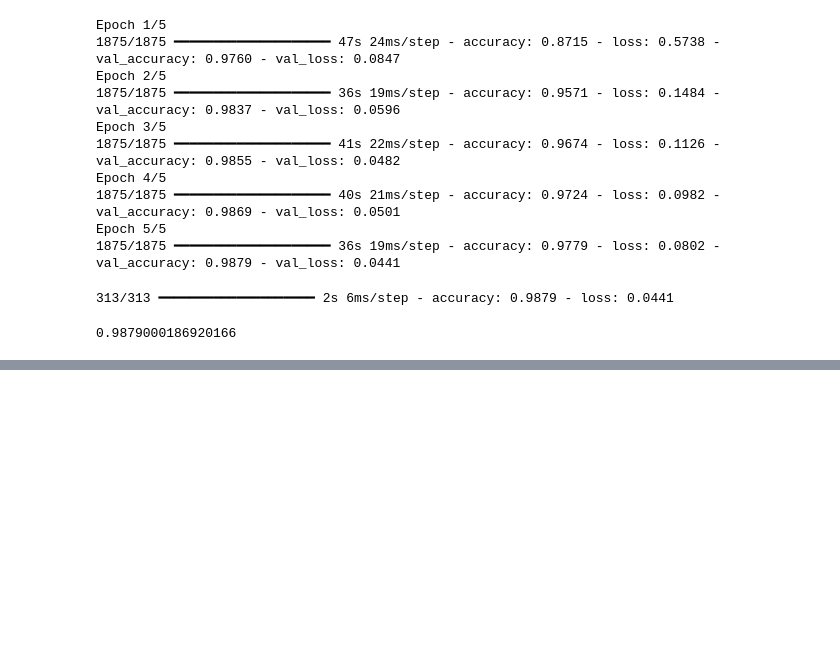
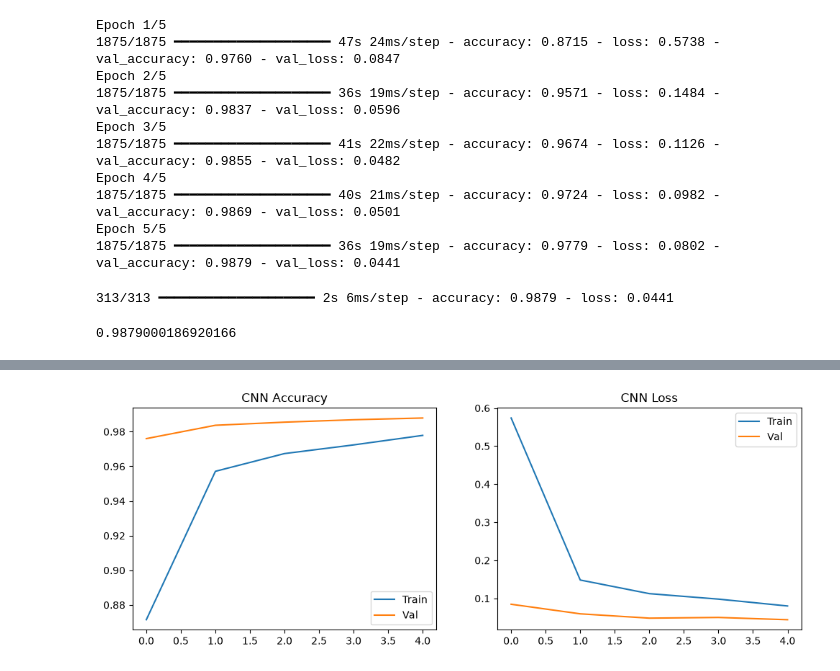
Before and after one commit to rajnikant-coder/DL-learnings, a Jupyter notebook: CNN.ipynb, the cells around one changed output, grey strips where cells are left out. Drawn from its saved outputs; the diff is of its cells as text; code cells hidden in the pictures; blank space fills up the shorter version.

```diff
--- a/CNN.ipynb
+++ b/CNN.ipynb
@@ -214,0 +240,4 @@ acc_cnn
+# %%
+plot_training(history_cnn, "CNN")
+# %% [output]
+[figure, added]
```
Also changed, not shown: parts of 5 cells of this notebook.
